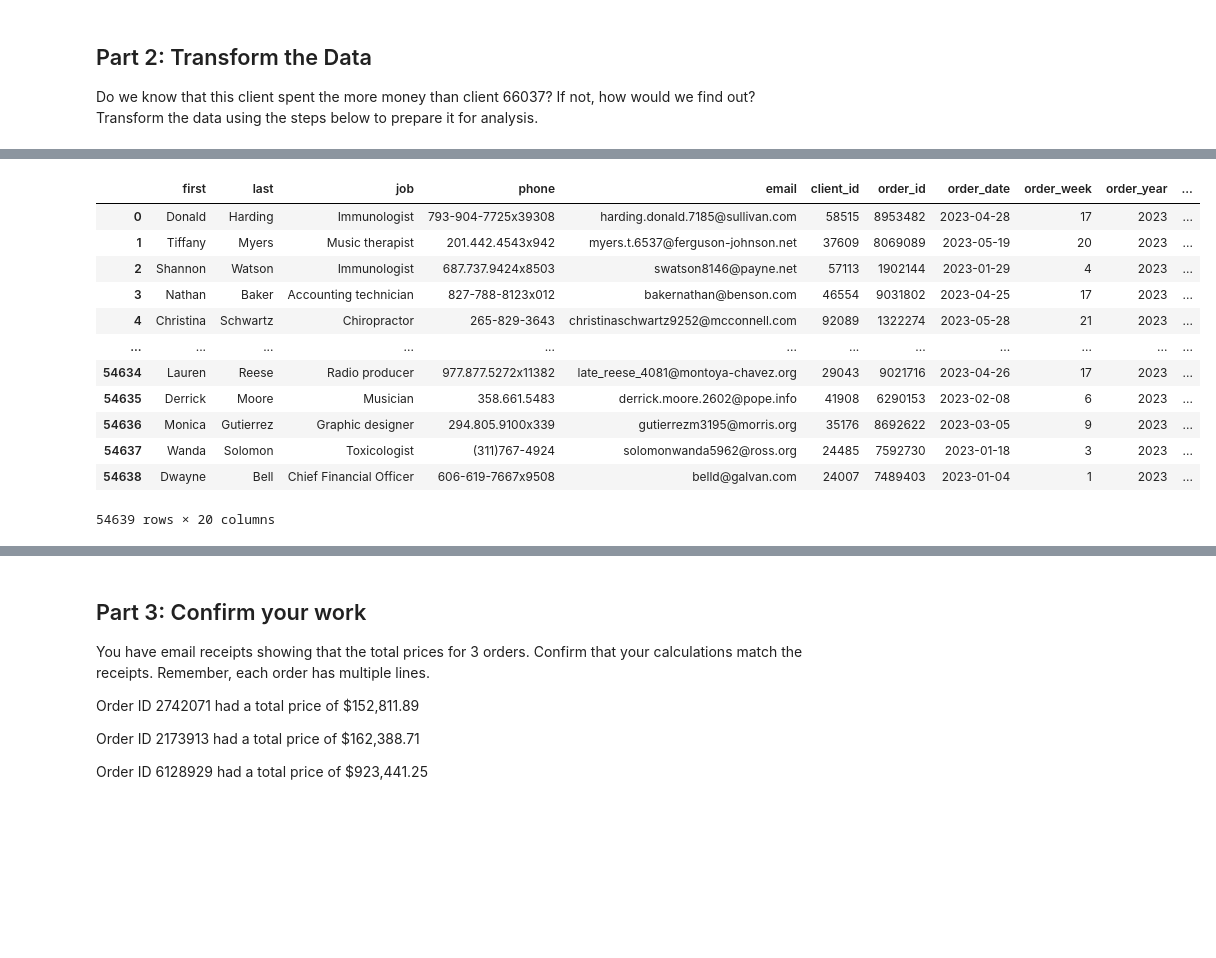
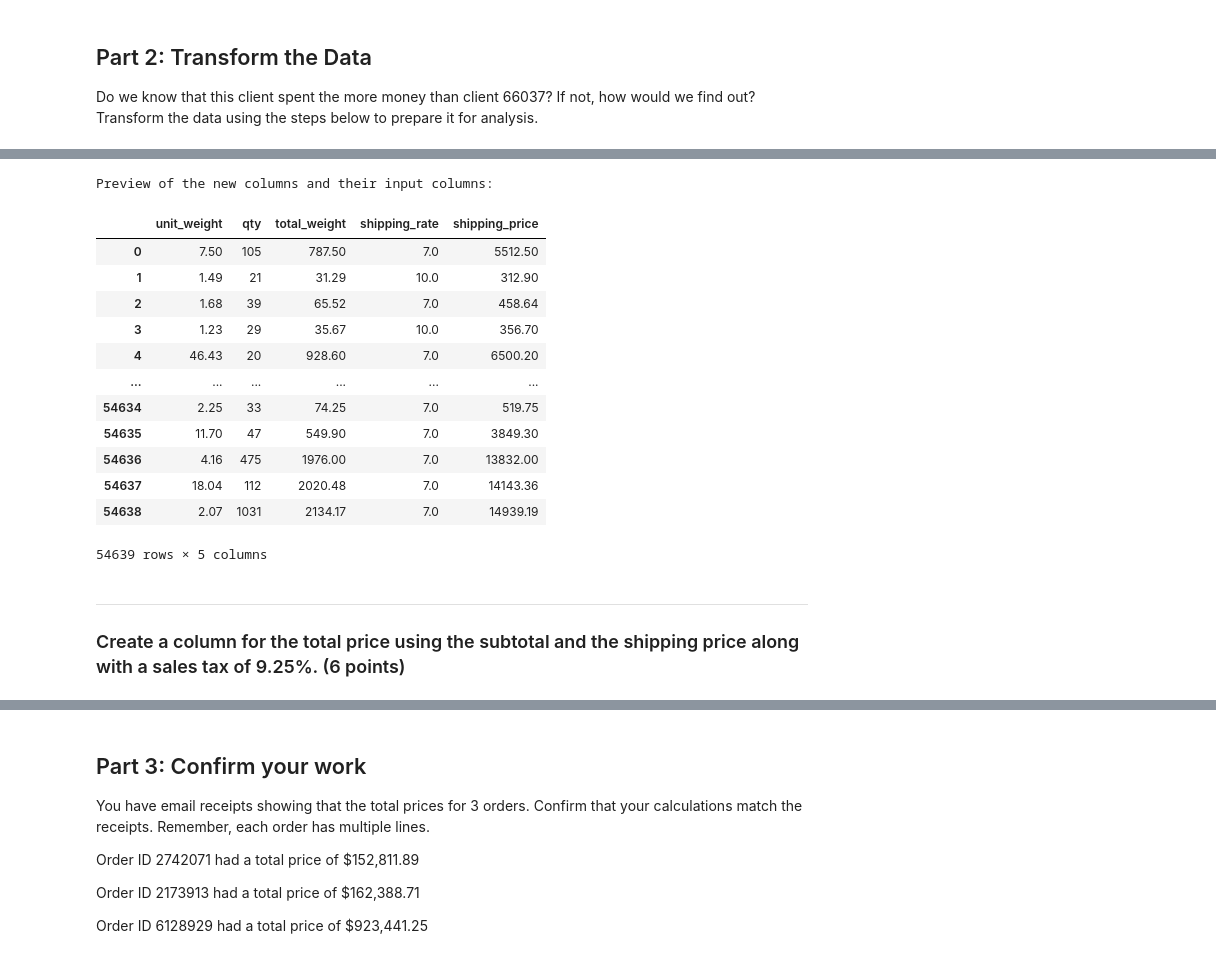
Before and after one commit to Ed-Lovera/pandas-challenge-1, a Jupyter notebook: wholesale_data_analysis_starter_code.ipynb, the cells around one changed output, grey strips where cells are left out. Drawn from its saved outputs; the diff is of its cells as text; code cells hidden in the pictures; blank space fills up the shorter version.

```diff
--- a/wholesale_data_analysis_starter_code.ipynb
+++ b/wholesale_data_analysis_starter_code.ipynb
@@ -123,5 +126,7 @@ Do we know that this client spent the more money than client 66037? If not, how
 # %%
 # Create a column that calculates the subtotal for each line using the unit_price and the qty
-df["line_subtotal"] = df["unit_price"] * df["qty"]
-df
+df["subtotal"] = df["unit_price"] * df["qty"]
+
+print("Preview of the new 'subtotal' column:")
+df[["unit_price", "qty", "subtotal"]]
 # %% [output]
@@ -141,25 +150,40 @@ df
 # %%
 # Create a column for shipping price.
 # Assume a shipping price of $7 per pound for orders over 50 pounds and $10 per pound for items 50 pounds or under.
+standard_ship_rate = 10.00
+discount_ship_rate = 7.00
 
-df["shipping_rate"] = 7.00
-df.loc[~(50 <= df["qty"]), "shipping_rate"] = 10.00
-df["shipping_price"] = (df["qty"] * df["unit_weight"]) * df["shipping_rate"]
-df.drop(columns=["shipping_rate"], inplace=True)
-df
+# Create a column for the total_weight of each order.
+df["total_weight"] = df["unit_weight"] * df["qty"]
+
+# Set the shipping rate for all orders.
+df["shipping_rate"] = standard_ship_rate
+
+# Set the shipping rate for orders over 50 pounds.
+df.loc[df["total_weight"] > 50, "shipping_rate"] = discount_ship_rate
+
+# Calculate the shipping price for each line.
+df["shipping_price"] = df["shipping_rate"] * df["total_weight"]
+
+print("Preview of the new columns and their input columns:")
+df[["unit_weight", "qty", "total_weight", "shipping_rate", "shipping_price"]]
 # %% [output]
+Preview of the new columns and their input columns:
-|  | first | last | job | phone | email | client_id | order_id | order_date | order_week | order_year | ... |
-| 0 | Donald | Harding | Immunologist | 793-904-7725x39308 | harding.donald.7185@sullivan.com | 58515 | 8953482 | 2023-04-28 | 17 | 2023 | ... |
-| 1 | Tiffany | Myers | Music therapist | 201.442.4543x942 | myers.t.6537@ferguson-johnson.net | 37609 | 8069089 | 2023-05-19 | 20 | 2023 | ... |
-| 2 | Shannon | Watson | Immunologist | 687.737.9424x8503 | swatson8146@payne.net | 57113 | 1902144 | 2023-01-29 | 4 | 2023 | ... |
-| 3 | Nathan | Baker | Accounting technician | 827-788-8123x012 | bakernathan@benson.com | 46554 | 9031802 | 2023-04-25 | 17 | 2023 | ... |
-| 4 | Christina | Schwartz | Chiropractor | 265-829-3643 | christinaschwartz9252@mcconnell.com | 92089 | 1322274 | 2023-05-28 | 21 | 2023 | ... |
-| ... | ... | ... | ... | ... | ... | ... | ... | ... | ... | ... | ... |
-| 54634 | Lauren | Reese | Radio producer | 977.877.5272x11382 | late_reese_4081@montoya-chavez.org | 29043 | 9021716 | 2023-04-26 | 17 | 2023 | ... |
-| 54635 | Derrick | Moore | Musician | 358.661.5483 | derrick.moore.2602@pope.info | 41908 | 6290153 | 2023-02-08 | 6 | 2023 | ... |
-| 54636 | Monica | Gutierrez | Graphic designer | 294.805.9100x339 | gutierrezm3195@morris.org | 35176 | 8692622 | 2023-03-05 | 9 | 2023 | ... |
-| 54637 | Wanda | Solomon | Toxicologist | (311)767-4924 | solomonwanda5962@ross.org | 24485 | 7592730 | 2023-01-18 | 3 | 2023 | ... |
-| 54638 | Dwayne | Bell | Chief Financial Officer | 606-619-7667x9508 | belld@galvan.com | 24007 | 7489403 | 2023-01-04 | 1 | 2023 | ... |
+|  | unit_weight | qty | total_weight | shipping_rate | shipping_price |
+| 0 | 7.50 | 105 | 787.50 | 7.0 | 5512.50 |
+| 1 | 1.49 | 21 | 31.29 | 10.0 | 312.90 |
+| 2 | 1.68 | 39 | 65.52 | 7.0 | 458.64 |
+| 3 | 1.23 | 29 | 35.67 | 10.0 | 356.70 |
+| 4 | 46.43 | 20 | 928.60 | 7.0 | 6500.20 |
+| ... | ... | ... | ... | ... | ... |
+| 54634 | 2.25 | 33 | 74.25 | 7.0 | 519.75 |
+| 54635 | 11.70 | 47 | 549.90 | 7.0 | 3849.30 |
+| 54636 | 4.16 | 475 | 1976.00 | 7.0 | 13832.00 |
+| 54637 | 18.04 | 112 | 2020.48 | 7.0 | 14143.36 |
+| 54638 | 2.07 | 1031 | 2134.17 | 7.0 | 14939.19 |
-54639 rows × 20 columns
+54639 rows × 5 columns
+# %% [markdown]
+---
+### Create a column for the total price using the subtotal and the shipping price along with a sales tax of 9.25%. (6 points)
 # %%
 # Create a column for the total price using the subtotal and the shipping price along with a sales tax of 9.25%
```
Also changed, not shown: parts of 9 cells of this notebook.
